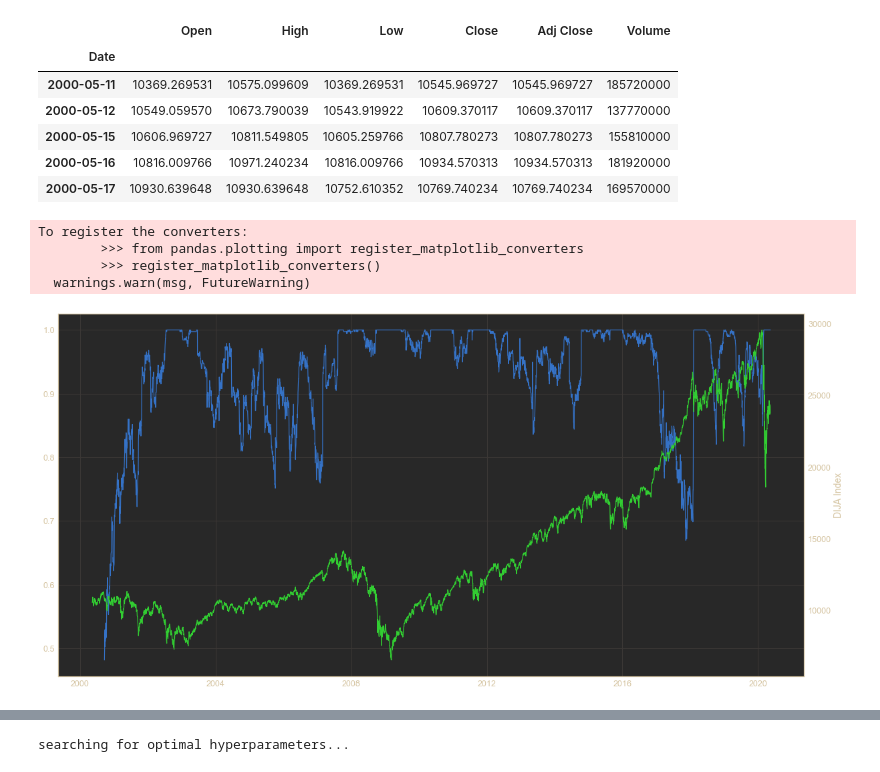
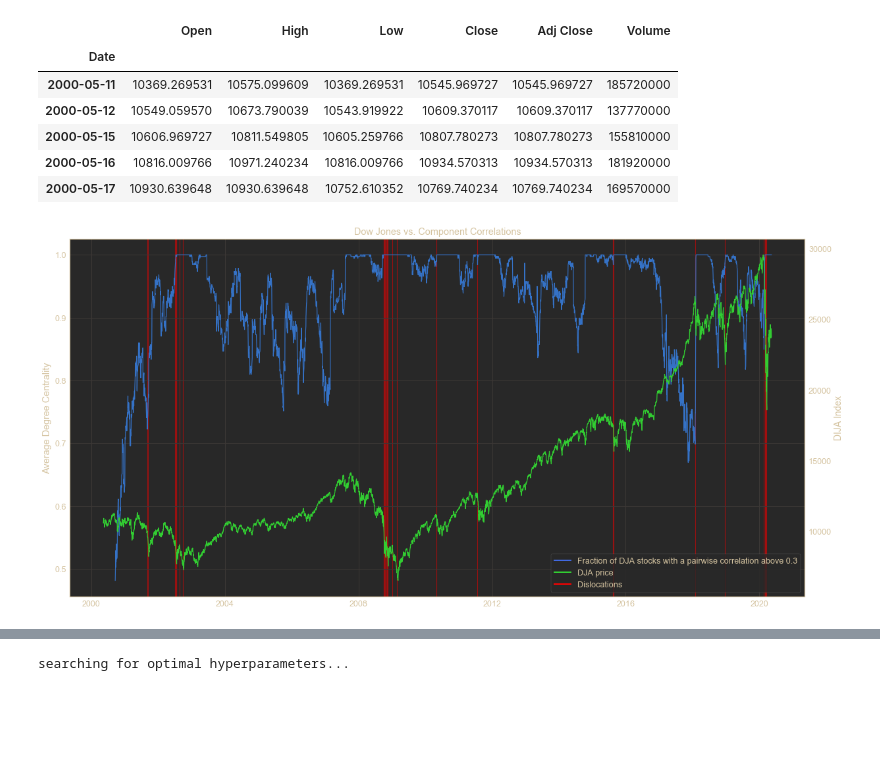
Before and after one commit to mayabenowitz/hedgepy, a Jupyter notebook: notebooks/1.1-dcor-centrality-svm.ipynb, the cells around one changed output, grey strips where cells are left out. Drawn from its saved outputs; the diff is of its cells as text; code cells hidden in the pictures; blank space fills up the shorter version.

```diff
--- a/notebooks/1.1-dcor-centrality-svm.ipynb
+++ b/notebooks/1.1-dcor-centrality-svm.ipynb
@@ -120,16 +120,22 @@ df_ec = global_eigencentrality(nx_ts_soft)
 # %%
 col_names = [f'dcor > {i}' for i in [0.2,0.3,0.4,0.5,0.6,0.7,0.8,0.9]]
 df_dc.columns = col_names
-# %%
-fig, ax = plt.subplots(figsize=(20,10))
-ax.plot(df_dc['dcor > 0.3'])
-ax2 = ax.twinx()
-ax2.plot(df_dja_index['Close'], color='limegreen')
-ax2.set_ylabel('DIJA Index', fontsize=14)
-ax2.grid(False)
-# %% [output]
-To register the converters:
-        >>> from pandas.plotting import register_matplotlib_converters
-        >>> register_matplotlib_converters()
-  warnings.warn(msg, FutureWarning)
-[figure, removed]
+# %%
+from matplotlib.lines import Line2D
+colors = ['royalblue', 'limegreen', 'red']
+lines = [ Line2D([0], [0], color=c, linewidth=2) for c in colors ]
+labels = ['Fraction of DJA stocks with a pairwise correlation above 0.3', 'DJA price', 'Dislocations']
+
+fig, ax = plt.subplots(figsize=(20,10))
+ax.plot(df_dc['dcor > 0.3'])
+[plt.axvspan(x1, x2, alpha=0.5, color='red') for x1, x2 in zip(dislocations['d_start'], dislocations['d_end'])]
+ax.set_ylabel('Average Degree Centrality')
+ax.set_title('Dow Jones vs. Component Correlations')
+plt.legend(lines, labels)
+ax2 = ax.twinx()
+ax2.plot(df_dja_index['Close'], color='limegreen')
+ax2.set_ylabel('DIJA Index', fontsize=14)
+ax2.grid(False)
+# plt.savefig('../experiments/resources/dja-correlation-above-03-2000-2020', bbox_inches="tight")
+# %% [output]
+[figure, added]
```
Also changed, not shown: parts of 36 cells of this notebook, 6 other files.
